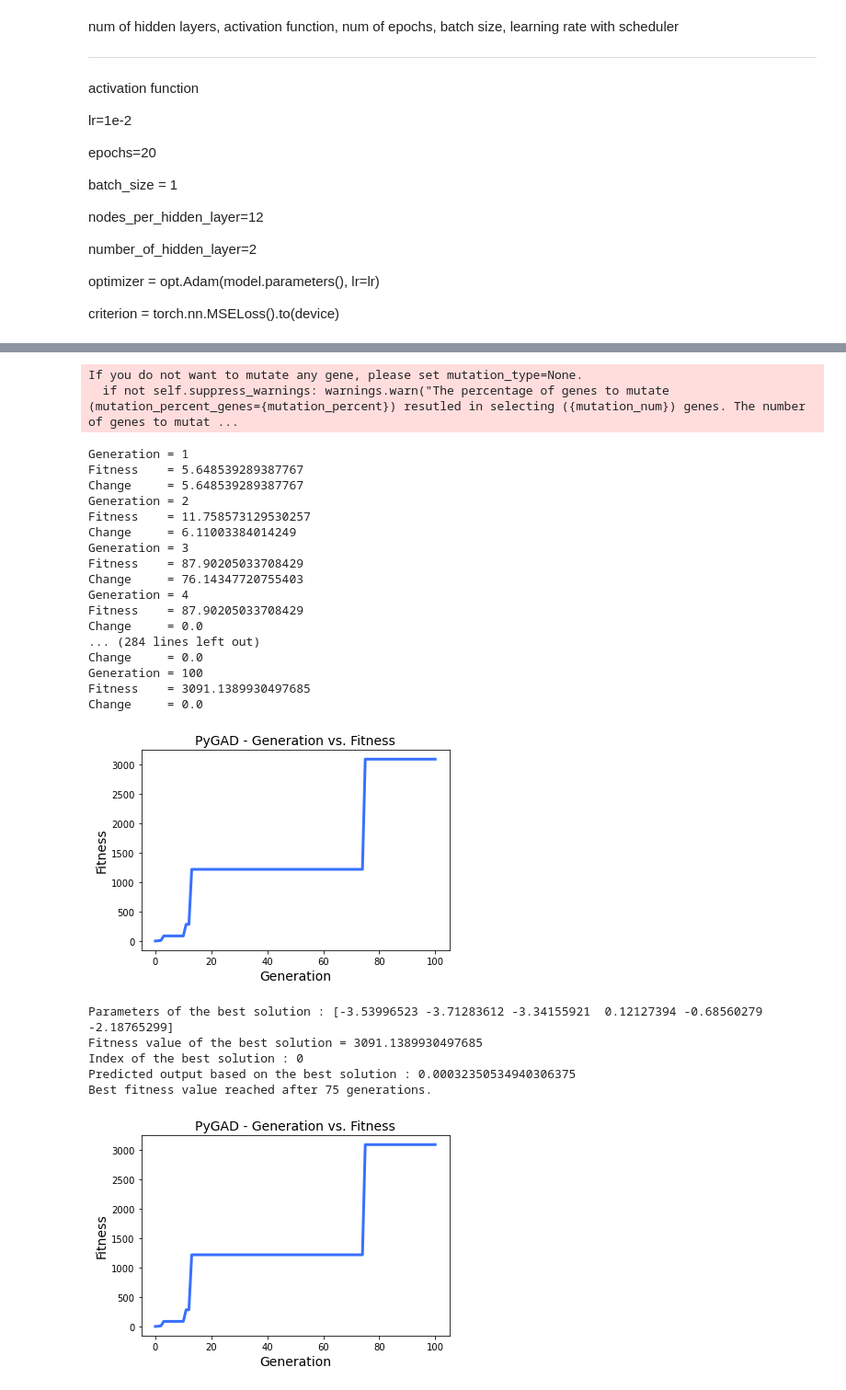
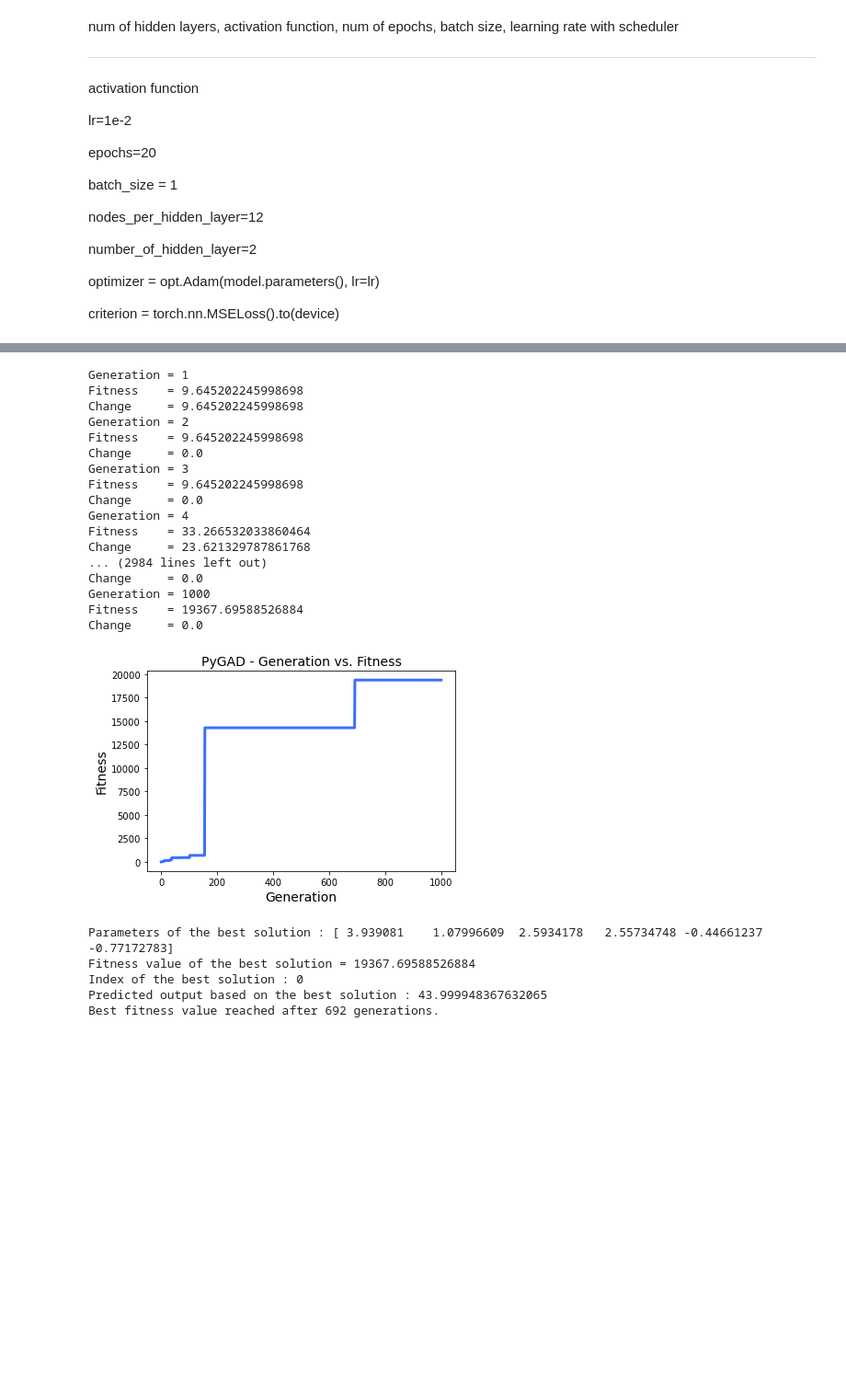
Before and after one commit to johninkorea/academic, a Jupyter notebook: main/1.hyperparameter_gen/2gen/2_gen.ipynb, the cells around one changed output, grey strips where cells are left out. Shown: that part at 92% size. Saved outputs shown, nothing was run; the diff lists cells and outputs as text; code cells hidden in the pictures; blank space fills up the shorter version.

```diff
--- a/main/1.hyperparameter_gen/2gen/2_gen.ipynb
+++ b/main/1.hyperparameter_gen/2gen/2_gen.ipynb
@@ -39,6 +43,7 @@ def fitness_func(solution, solution_idx):
 
 fitness_function = fitness_func
 
+last_fitness=0
 def callback_generation(ga_instance):
     global last_fitness
     print("Generation = {generation}".format(generation=ga_instance.generations_completed))
@@ -105,7 +108,7 @@ def fitness_func(solution, solution_idx):
 
 fitness_function = fitness_func
 
-num_generations = 100 # Number of generations.
+num_generations = 1000 # Number of generations.
 num_parents_mating = 7 # Number of solutions to be selected as parents in the mating pool.
 
 # To prepare the initial population, there are 2 ways:
@@ -130,56 +133,53 @@ ga_instance = pygad.GA(num_generations=num_generations,
                        sol_per_pop=sol_per_pop,
                        num_genes=num_genes,
                        on_generation=callback_generation)
 
 # Running the GA to optimize the parameters of the function.
 ga_instance.run()
 
 # After the generations complete, some plots are showed that summarize the how the outputs/fitenss values evolve over generations.
 ga_instance.plot_fitness()
 
 # Returning the details of the best solution.
 solution, solution_fitness, solution_idx = ga_instance.best_solution()
 print("Parameters of the best solution : {solution}".format(solution=solution))
 print("Fitness value of the best solution = {solution_fitness}".format(solution_fitness=solution_fitness))
 print("Index of the best solution : {solution_idx}".format(solution_idx=solution_idx))
 
 prediction = numpy.sum(numpy.array(function_inputs)*solution)
 print("Predicted output based on the best solution : {prediction}".format(prediction=prediction))
 
 if ga_instance.best_solution_generation != -1:
     print("Best fitness value reached after {best_solution_generation} generations.".format(best_solution_generation=ga_instance.best_solution_generation))
 
 # Saving the GA instance.
 # filename = 'genetic' # The filename to which the instance is saved. The name is without extension.
 # ga_instance.save(filename=filename)
 
 # # Loading the saved GA instance.
 # loaded_ga_instance = pygad.load(filename=filename)
 # loaded_ga_instance.plot_fitness()
 # %% [output]
-If you do not want to mutate any gene, please set mutation_type=None.
-  if not self.suppress_warnings: warnings.warn("The percentage of genes to mutate (mutation_percent_genes={mutation_percent}) resutled in selecting ({mutation_num}) genes. The number of genes to mutat ...
+Generation = 1
+Fitness    = 9.645202245998698
+Change     = 9.645202245998698
+Generation = 2
+Fitness    = 9.645202245998698
+Change     = 0.0
+Generation = 3
+Fitness    = 9.645202245998698
+Change     = 0.0
+Generation = 4
+Fitness    = 33.266532033860464
+Change     = 23.621329787861768
+... (2984 lines left out)
+Change     = 0.0
+Generation = 1000
+Fitness    = 19367.69588526884
+Change     = 0.0
+[figure, new version]
-Generation = 1
-Fitness    = 5.648539289387767
-Change     = 5.648539289387767
-Generation = 2
-Fitness    = 11.758573129530257
-Change     = 6.11003384014249
-Generation = 3
-Fitness    = 87.90205033708429
-Change     = 76.14347720755403
-Generation = 4
-Fitness    = 87.90205033708429
-Change     = 0.0
-... (284 lines left out)
-Change     = 0.0
-Generation = 100
-Fitness    = 3091.1389930497685
-Change     = 0.0
+Parameters of the best solution : [ 3.939081    1.07996609  2.5934178   2.55734748 -0.44661237 -0.77172783]
+Fitness value of the best solution = 19367.69588526884
+Index of the best solution : 0
+Predicted output based on the best solution : 43.999948367632065
+Best fitness value reached after 692 generations.
-[figure, old version]
-Parameters of the best solution : [-3.53996523 -3.71283612 -3.34155921  0.12127394 -0.68560279 -2.18765299]
-Fitness value of the best solution = 3091.1389930497685
-Index of the best solution : 0
-Predicted output based on the best solution : 0.00032350534940306375
-Best fitness value reached after 75 generations.
-[figure, removed]
```
Also changed, not shown: parts of 3 cells of this notebook, 1 other file.
